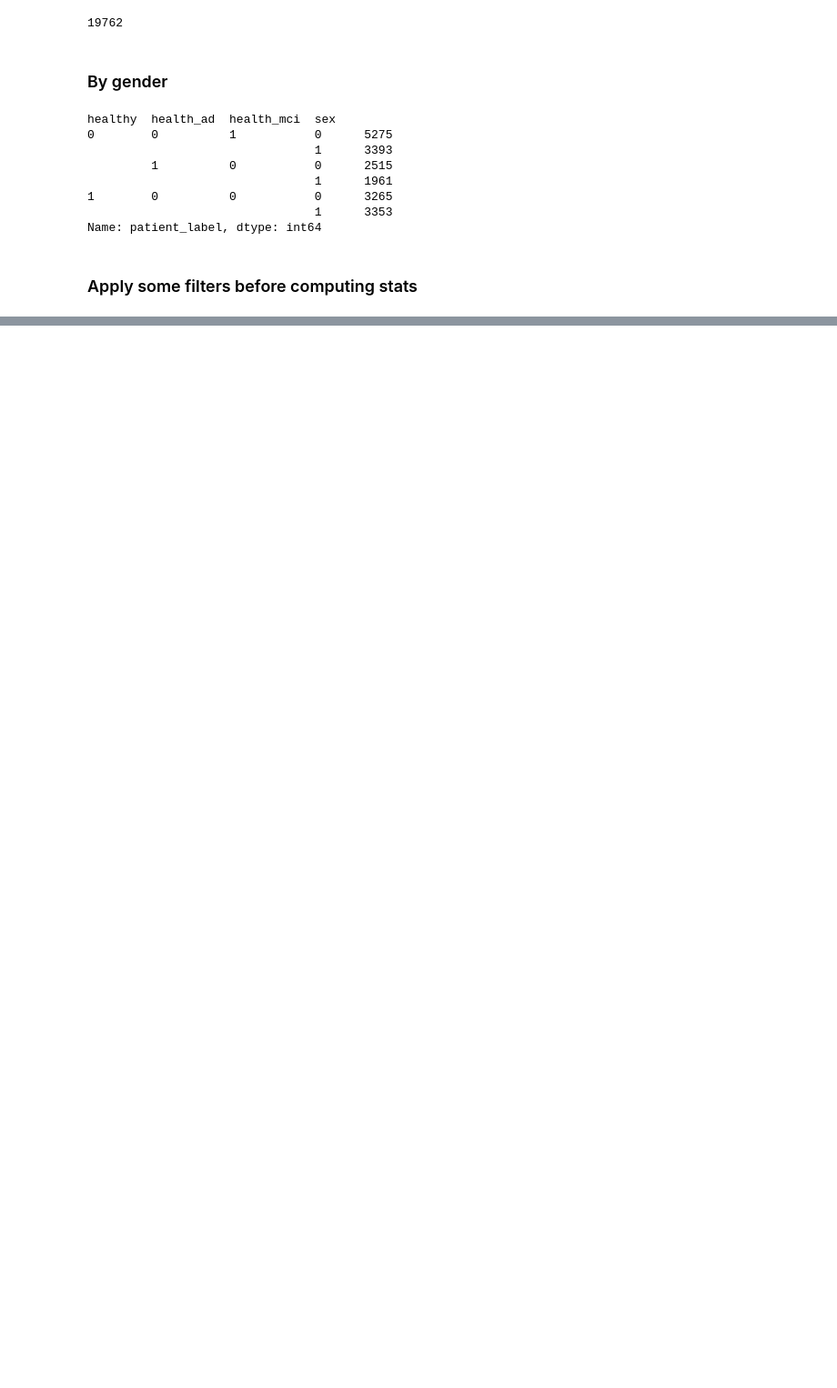
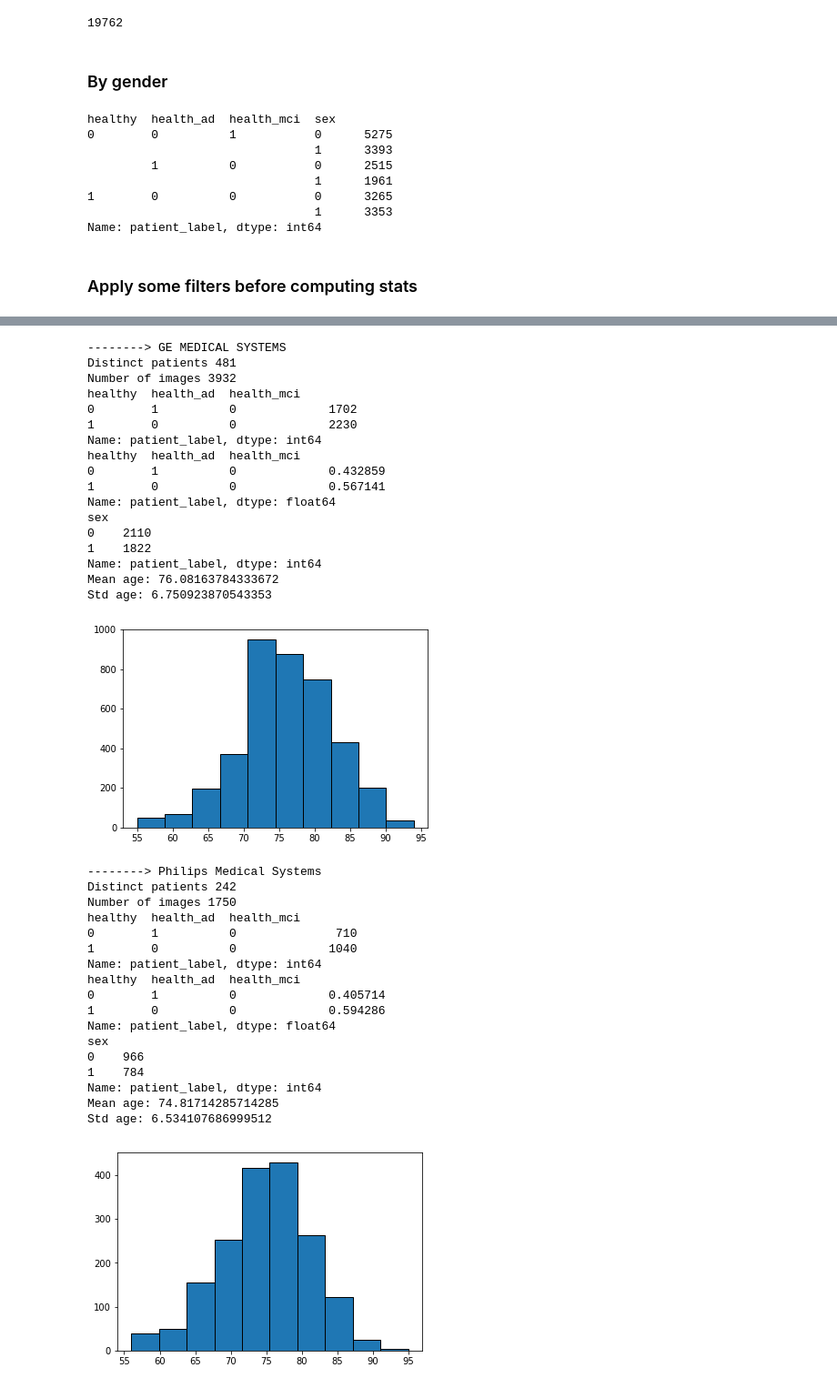
Before and after one commit to vwegmayr/brain-aging, a Jupyter notebook: notebooks/adni_aibl_stats.ipynb, the cells around one changed output, grey strips where cells are left out. Shown at 91% size. Cells and saved outputs as stored; diff of their text form; code cells hidden in the pictures; blank space fills up the shorter version.

```diff
--- a/notebooks/adni_aibl_stats.ipynb
+++ b/notebooks/adni_aibl_stats.ipynb
@@ -395,0 +308,3 @@ df.groupby('patient_label', group_keys=False).apply(lambda df: df.sample(1)).sha
+# %%
+# Distinct manufacturer
+manus = df['mri_manufacturer'].unique()
@@ -395,0 +369,62 @@ df.groupby('patient_label', group_keys=False).apply(lambda df: df.sample(1)).sha
+# %%
+# More stats per manufacturer (diagnosis, gender, age)
+manu_to_df = {}
+for man in manus:
+    manu_to_df[man] = df.loc[df['mri_manufacturer'] == man]
+# %%
+for k, v in manu_to_df.items():
+    print("--------> {}".format(k))
+    print("Distinct patients {}".format(len(v.patient_label.unique())))
+    print("Number of images {}".format(len(v)))
+    r = v.groupby(['healthy', 'health_ad', 'health_mci']).patient_label.count()
+    print(r)
+    r = v.groupby(['healthy', 'health_ad', 'health_mci']).patient_label.count() / v.shape[0]
+    print(r)
+    r = v.groupby('sex').patient_label.count()
+    print(r)
+    r = v.groupby('sex').patient_label.count() / v.shape[0]
+
+    # Age distribution
+    ages = v.age
+    print("Mean age: {}".format(np.mean(ages)))
+    print("Std age: {}".format(np.std(ages)))
+    plt.figure()
+    plt.hist(ages, edgecolor='black')
+    plt.show()
+# %% [output]
+--------> GE MEDICAL SYSTEMS
+Distinct patients 481
+Number of images 3932
+healthy  health_ad  health_mci
+0        1          0             1702
+1        0          0             2230
+Name: patient_label, dtype: int64
+healthy  health_ad  health_mci
+0        1          0             0.432859
+1        0          0             0.567141
+Name: patient_label, dtype: float64
+sex
+0    2110
+1    1822
+Name: patient_label, dtype: int64
+Mean age: 76.08163784333672
+Std age: 6.750923870543353
+[figure, added]
+--------> Philips Medical Systems
+Distinct patients 242
+Number of images 1750
+healthy  health_ad  health_mci
+0        1          0              710
+1        0          0             1040
+Name: patient_label, dtype: int64
+healthy  health_ad  health_mci
+0        1          0             0.405714
+1        0          0             0.594286
+Name: patient_label, dtype: float64
+sex
+0    966
+1    784
+Name: patient_label, dtype: int64
+Mean age: 74.81714285714285
+Std age: 6.534107686999512
+[figure, added]
```
Also changed, not shown: parts of 24 cells of this notebook.
